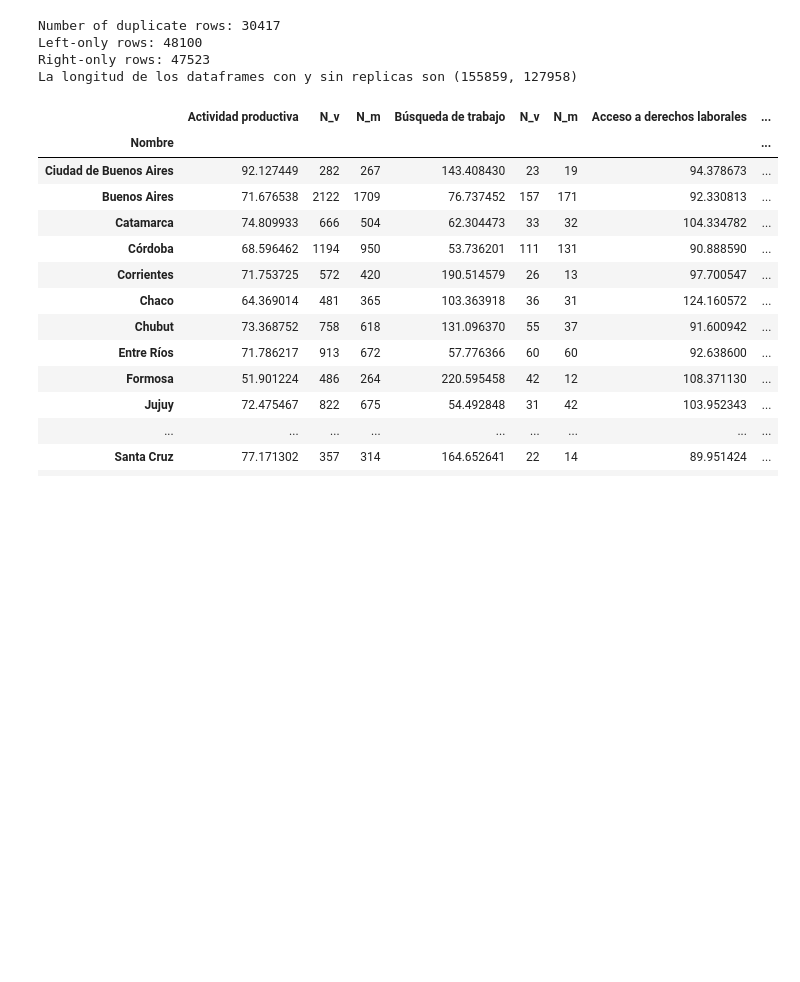
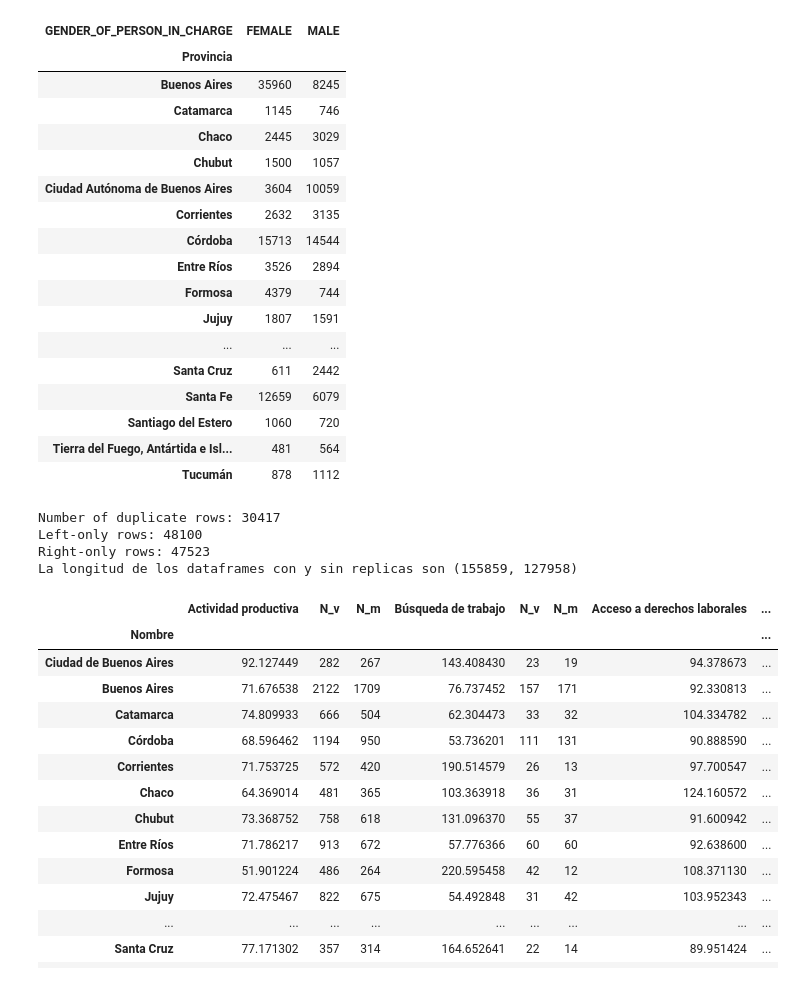
Before and after one commit to datos-Fundar/indice-mercado-trabajo-ingresos, a Jupyter notebook: scripts/04_chequeo_EPH.ipynb, the cells around one changed output. Drawn from its saved outputs; the diff is of its cells as text; code cells hidden in the pictures; blank space fills up the shorter version.

```diff
--- a/scripts/04_chequeo_EPH.ipynb
+++ b/scripts/04_chequeo_EPH.ipynb
@@ -240,3 +376,24 @@ dtype: float64
+# %%
+gender_counts
+# %% [output]
+| GENDER_OF_PERSON_IN_CHARGE | FEMALE | MALE |
+| Provincia |  |  |
+| Buenos Aires | 35960 | 8245 |
+| Catamarca | 1145 | 746 |
+| Chaco | 2445 | 3029 |
+| Chubut | 1500 | 1057 |
+| Ciudad Autónoma de Buenos Aires | 3604 | 10059 |
+| Corrientes | 2632 | 3135 |
+| Córdoba | 15713 | 14544 |
+| Entre Ríos | 3526 | 2894 |
+| Formosa | 4379 | 744 |
+| Jujuy | 1807 | 1591 |
+| ... | ... | ... |
+| Santa Cruz | 611 | 2442 |
+| Santa Fe | 12659 | 6079 |
+| Santiago del Estero | 1060 | 720 |
+| Tierra del Fuego, Antártida e Isl... | 481 | 564 |
+| Tucumán | 878 | 1112 |
 # %%
 merged_df = pd.merge(df_people_2021[['CODUSU', 'COMPONENTE']], df_people_2022[['CODUSU', 'COMPONENTE']], on=['CODUSU', 'COMPONENTE'], how='outer', indicator=True)
 
```
Also changed, not shown: parts of 17 cells of this notebook.
